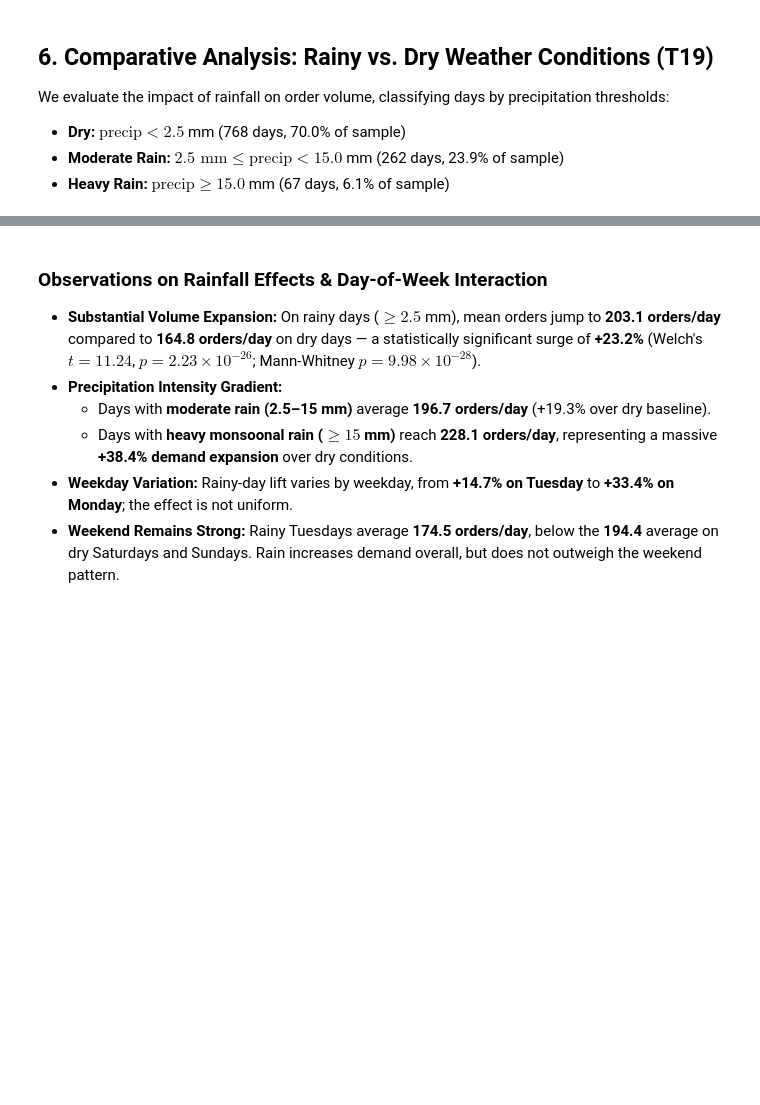
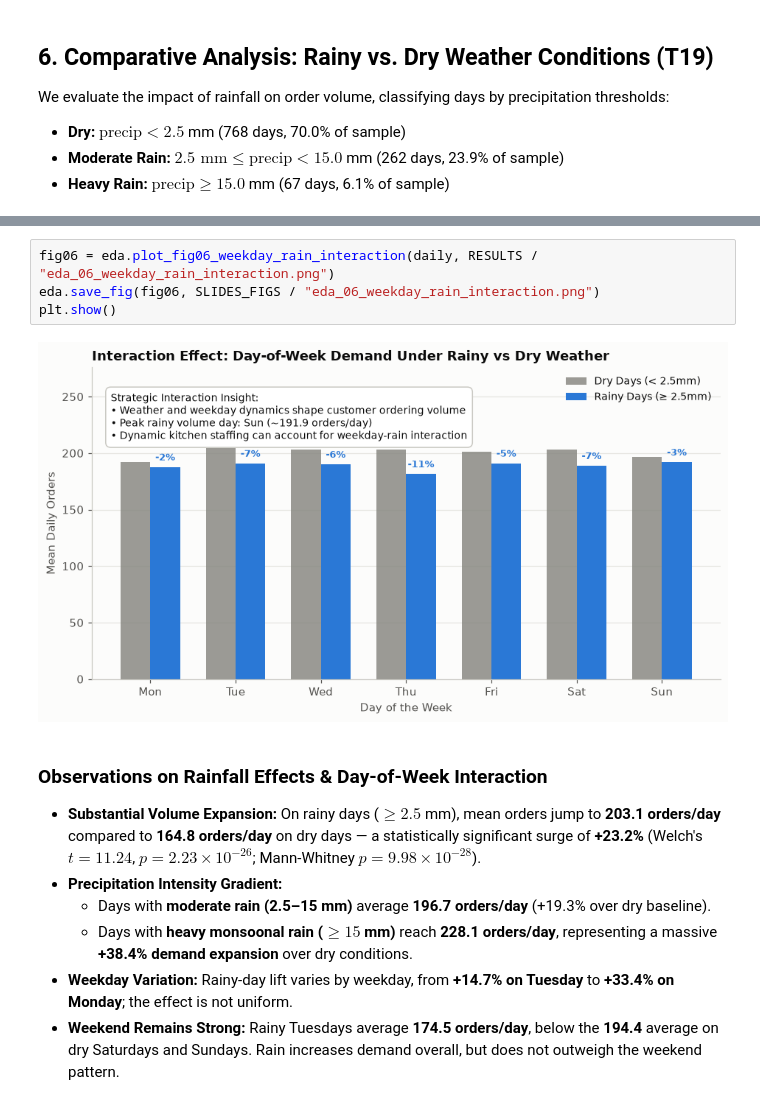
Before and after one commit to priyagarnet20-ops/weather-food-orders, a Jupyter notebook: notebooks/04_eda.ipynb, the cells around one changed output, grey strips where cells are left out. Saved outputs shown, nothing was run; the diff lists cells and outputs as text; blank space fills up the shorter version.

```diff
--- a/notebooks/04_eda.ipynb
+++ b/notebooks/04_eda.ipynb
@@ -470,3 +279,9 @@ plt.show()
+# %%
+fig06 = eda.plot_fig06_weekday_rain_interaction(daily, RESULTS / "eda_06_weekday_rain_interaction.png")
+eda.save_fig(fig06, SLIDES_FIGS / "eda_06_weekday_rain_interaction.png")
+plt.show()
+# %% [output]
+[figure, added]
 # %% [markdown]
 ### Observations on Rainfall Effects & Day-of-Week Interaction
 * **Substantial Volume Expansion:** On rainy days ($\ge 2.5$ mm), mean orders jump to **203.1 orders/day** compared to **164.8 orders/day** on dry days — a statistically significant surge of **+23.2%** (Welch's $t = 11.24$, $p = 2.23 \times 10^{-26}$; Mann-Whitney $p = 9.98 \times 10^{-28}$).
```
Also changed, not shown: parts of 22 cells of this notebook, 35 other files.
